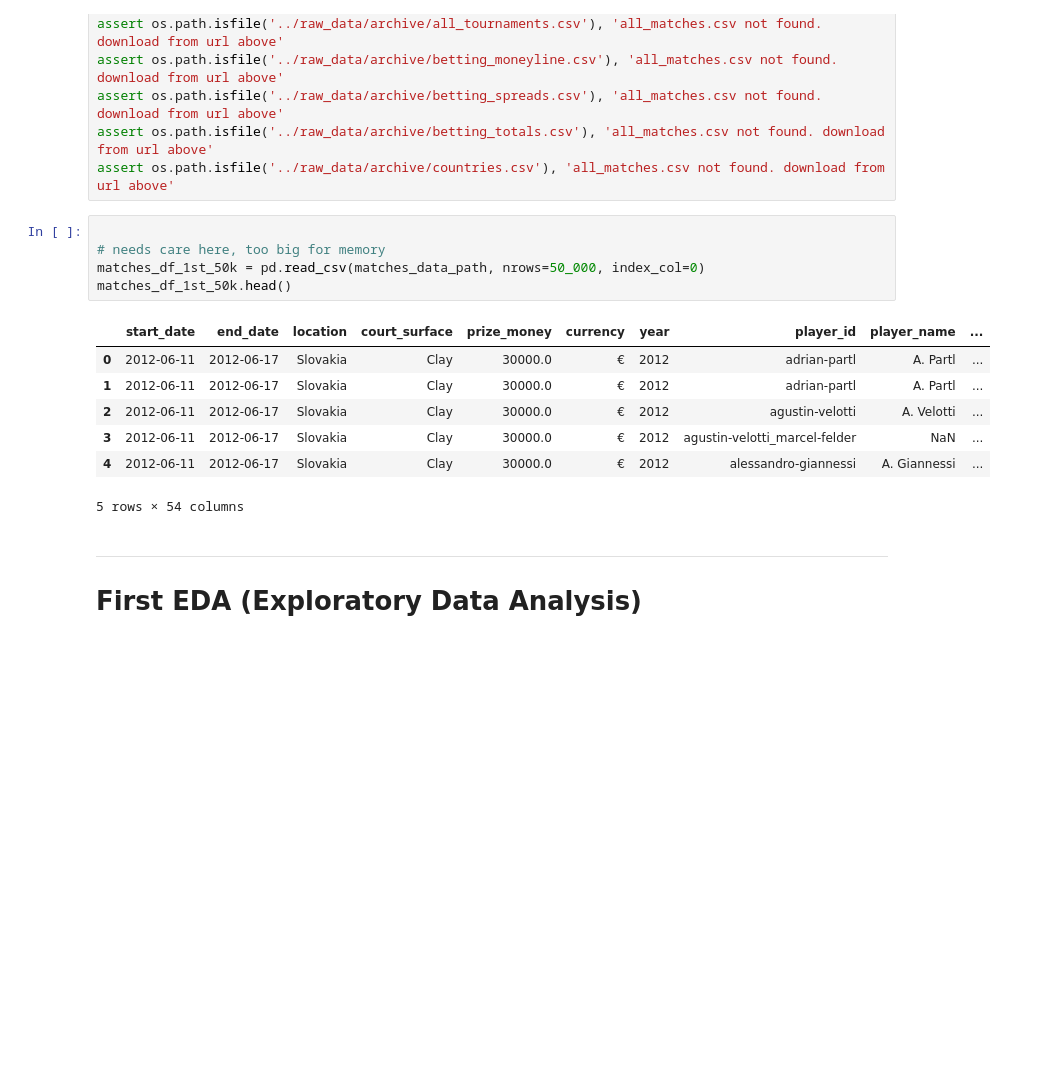
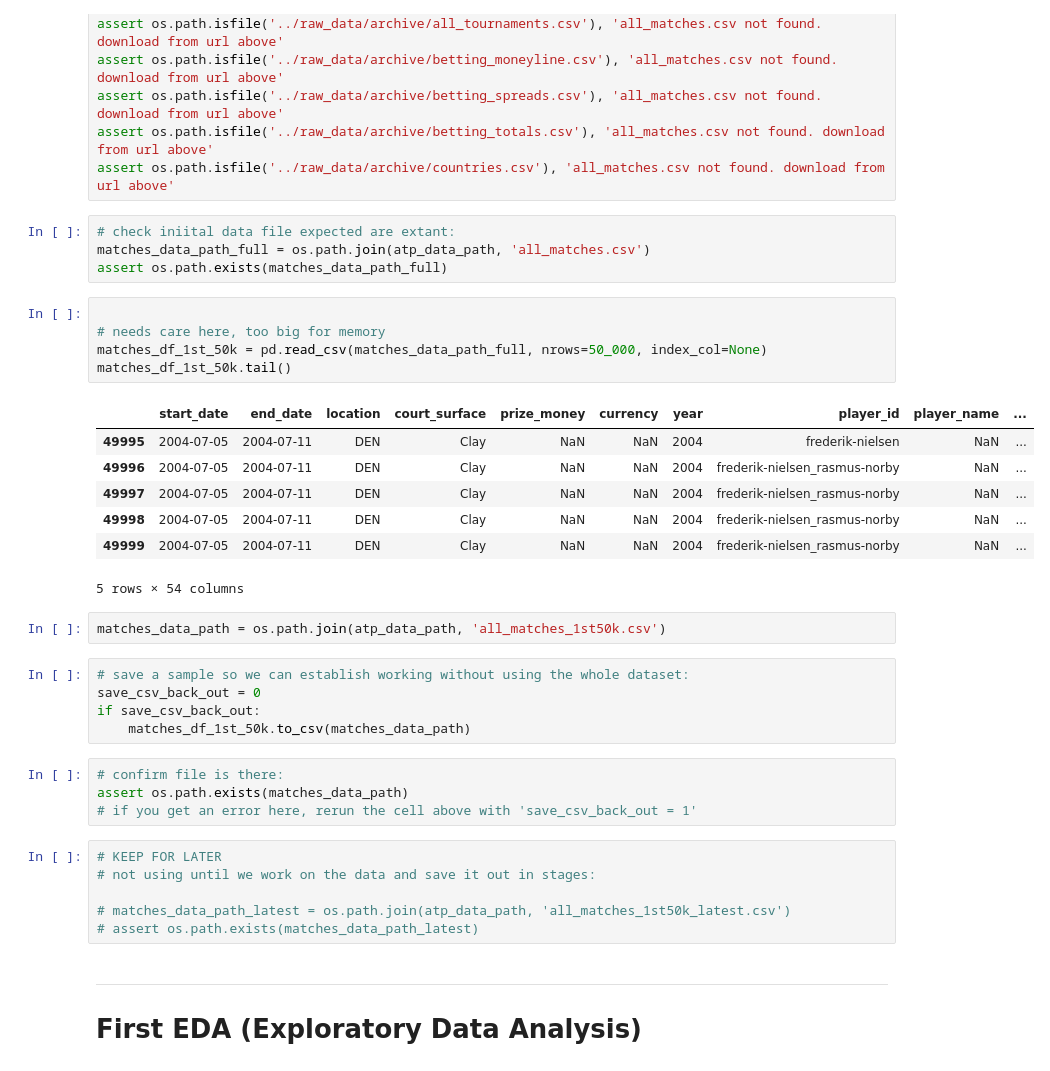
Before and after one commit to hughharford/atp, a Jupyter notebook: notebooks/01_EDA_data_cleanse.ipynb, the cells around one changed output. Cells and saved outputs as stored; diff of their text form; blank space fills up the shorter version.

```diff
--- a/notebooks/get_started_inc_data.ipynb
+++ b/notebooks/01_EDA_data_cleanse.ipynb
@@ -57,19 +49,40 @@ assert os.path.isfile('../raw_data/archive/betting_moneyline.csv'), 'all_matches
 assert os.path.isfile('../raw_data/archive/betting_spreads.csv'), 'all_matches.csv not found. download from url above'
 assert os.path.isfile('../raw_data/archive/betting_totals.csv'), 'all_matches.csv not found. download from url above'
 assert os.path.isfile('../raw_data/archive/countries.csv'), 'all_matches.csv not found. download from url above'
+# %%
+# check iniital data file expected are extant:
+matches_data_path_full = os.path.join(atp_data_path, 'all_matches.csv')
+assert os.path.exists(matches_data_path_full)
 # %%
 
 # needs care here, too big for memory
-matches_df_1st_50k = pd.read_csv(matches_data_path, nrows=50_000, index_col=0)
-matches_df_1st_50k.head()
+matches_df_1st_50k = pd.read_csv(matches_data_path_full, nrows=50_000, index_col=None)
+matches_df_1st_50k.tail()
 # %% [output]
 |  | start_date | end_date | location | court_surface | prize_money | currency | year | player_id | player_name | ... |
-| 0 | 2012-06-11 | 2012-06-17 | Slovakia | Clay | 30000.0 | € | 2012 | adrian-partl | A. Partl | ... |
-| 1 | 2012-06-11 | 2012-06-17 | Slovakia | Clay | 30000.0 | € | 2012 | adrian-partl | A. Partl | ... |
-| 2 | 2012-06-11 | 2012-06-17 | Slovakia | Clay | 30000.0 | € | 2012 | agustin-velotti | A. Velotti | ... |
-| 3 | 2012-06-11 | 2012-06-17 | Slovakia | Clay | 30000.0 | € | 2012 | agustin-velotti_marcel-felder | NaN | ... |
-| 4 | 2012-06-11 | 2012-06-17 | Slovakia | Clay | 30000.0 | € | 2012 | alessandro-giannessi | A. Giannessi | ... |
+| 49995 | 2004-07-05 | 2004-07-11 | DEN | Clay | NaN | NaN | 2004 | frederik-nielsen | NaN | ... |
+| 49996 | 2004-07-05 | 2004-07-11 | DEN | Clay | NaN | NaN | 2004 | frederik-nielsen_rasmus-norby | NaN | ... |
+| 49997 | 2004-07-05 | 2004-07-11 | DEN | Clay | NaN | NaN | 2004 | frederik-nielsen_rasmus-norby | NaN | ... |
+| 49998 | 2004-07-05 | 2004-07-11 | DEN | Clay | NaN | NaN | 2004 | frederik-nielsen_rasmus-norby | NaN | ... |
+| 49999 | 2004-07-05 | 2004-07-11 | DEN | Clay | NaN | NaN | 2004 | frederik-nielsen_rasmus-norby | NaN | ... |
 5 rows × 54 columns
+# %%
+matches_data_path = os.path.join(atp_data_path, 'all_matches_1st50k.csv')
+# %%
+# save a sample so we can establish working without using the whole dataset:
+save_csv_back_out = 0
+if save_csv_back_out:
+    matches_df_1st_50k.to_csv(matches_data_path)
+# %%
+# confirm file is there:
+assert os.path.exists(matches_data_path)
+# if you get an error here, rerun the cell above with 'save_csv_back_out = 1'
+# %%
+# KEEP FOR LATER
+# not using until we work on the data and save it out in stages:
+
+# matches_data_path_latest = os.path.join(atp_data_path, 'all_matches_1st50k_latest.csv')
+# assert os.path.exists(matches_data_path_latest)
 # %% [markdown]
 ***
 # First EDA (Exploratory Data Analysis)
```
Also changed, not shown: parts of 19 cells of this notebook.
